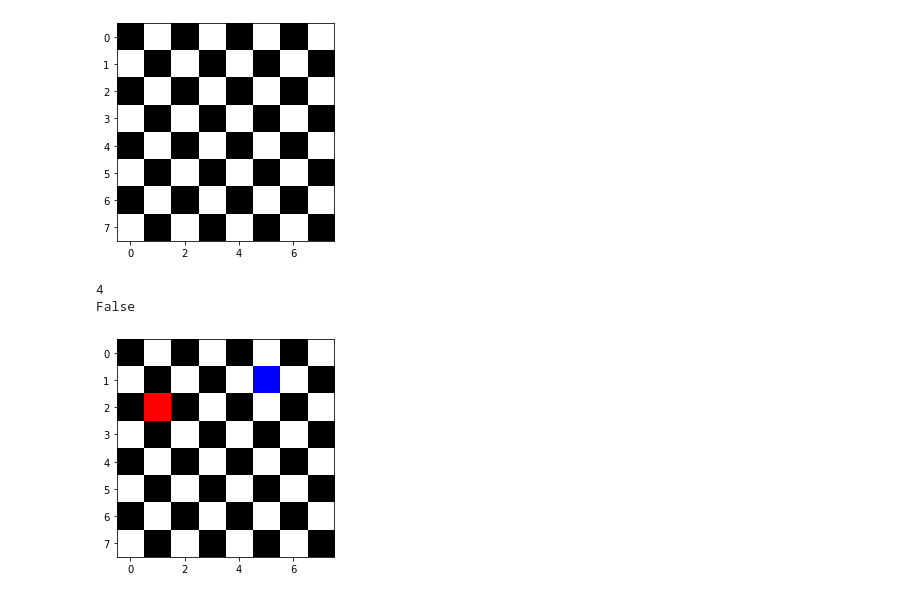
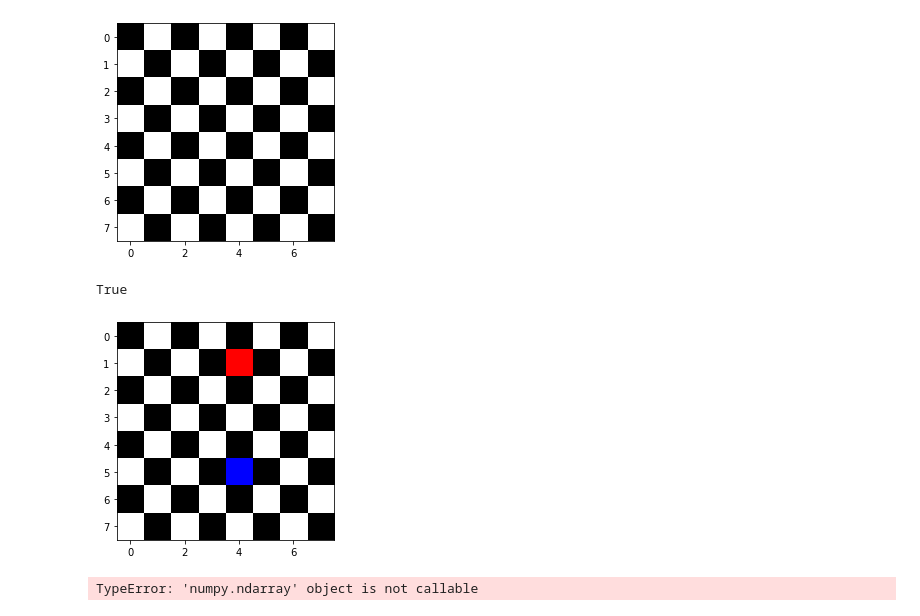
Before and after one commit to Choi702/chess-board, a Jupyter notebook: chess_board.ipynb, the cells around one changed output. Cells and saved outputs as stored; diff of their text form; code cells hidden in the pictures.

Commit message:
complete test passing

```diff
--- a/chess_board.ipynb
+++ b/chess_board.ipynb
@@ -25,59 +25,54 @@ class Board:
 
     def add_red(self, row, col):
         red = (1, 0, 0)
         self.grid[row][col] = red
         self.red = [row, col]
 
 
     def add_blue(self, row, col):
         blue = (0, 0, 1)
         self.grid[row][col] = blue
         self.blue = [row, col]
 
     def render(self):
         plt.imshow(self.grid)
 
     # https://solarianprogrammer.com/2017/11/20/eight-queens-puzzle-python/
 
+
     def is_under_attack(self):
-    # #    attack_red = self.red
-    # #    attack_blue = self.blue
-
-    #     if self.red[0] == self.blue[0]or \
-    #     self.red[1] == self.blue[1]:
-    #         return True
-    #     elif abs(self.red[0] - self.blue[0] == abs(self.red[1] - self.blue[1]:
-    #         return True
-    #     else:
-    #         return Falsed
-
-        red_z = self.red[0] + 2
-        print(red_z)
-        blue_z = self.blue[0] + 2
-        red_v = self.red[1] + 2
-        blue_v = self.blue[1] + 2
-
-        dy = abs(red_z - blue_z)
-        dx = abs(red_v - blue_v)
-        if red_z % blue_z == 0 or blue_z % red_z == 0:
-            # print("True red_z %\ blue_z == 0 or blue_z %\ red_z == 0")
+        if self.red[0] == self.blue[0] or self.red[1] == self.blue[1]:
             return True
-        elif (red_v % blue_v == 0 or blue_v % red_v == 0):
-            # print("True at red_v %\ blue_v == 0 or blue_v %\ red_v == 0")
+        elif abs(self.red[0] - self.blue[0]) == abs(self.red[1] - self.blue[1]):
             return True
         else:
-            return dx == dy
+            return False
+
 
 
 
 
 test = Board()
 test.render()
-test.add_red(2, 1)
-test.add_blue(1, 5)
+test.add_red(1, 4)
+test.add_blue(5, 4)
 print(test.is_under_attack())
 test.render()
 # %% [output]
-4
-False
+True
-[figure, old version]
+[figure, new version]
+# %%
+# queens on same row should be “under attack”
+test = Board()
+test.add_red(3, 4)
+test.add_blue(4, 7)
+test.render()
+Expected = True
+assert actual == expected
+
+
+# queens on same column should be “under attack”
+# queens on same diagonal should be “under attack”
+# queens with any other coordinates should NOT be “under attack”
+# %% [output]
+TypeError: 'numpy.ndarray' object is not callable
```
